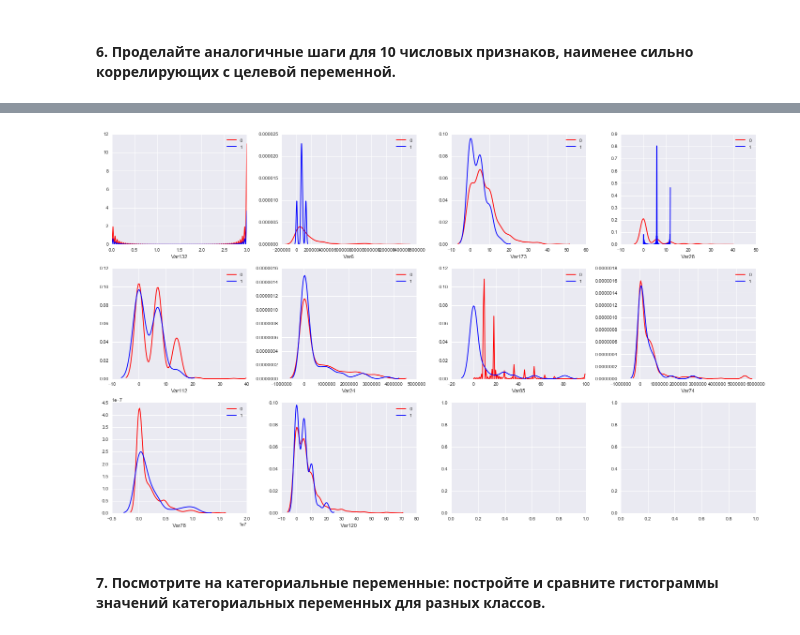
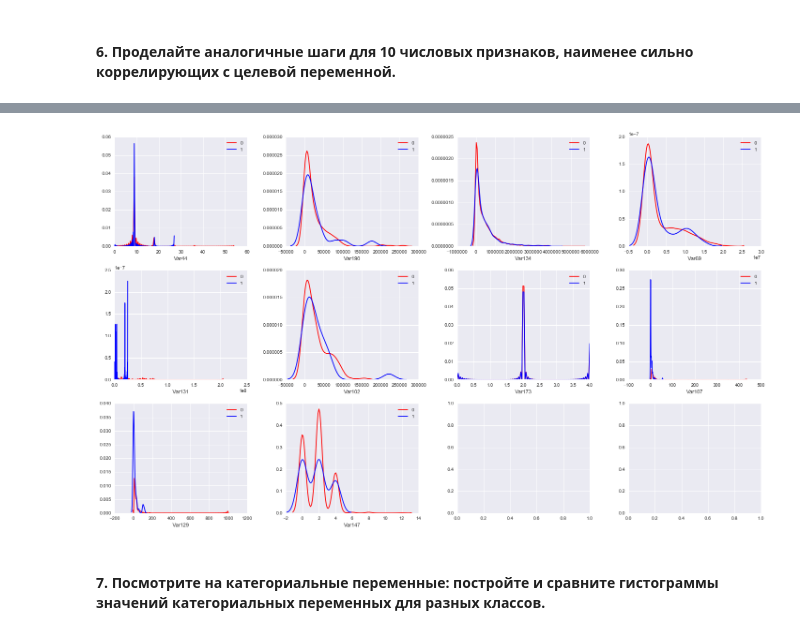
Before and after one commit to yurkai/churn, a Jupyter notebook: week01.ipynb, the cells around one changed output, grey strips where cells are left out. Cells and saved outputs as stored; diff of their text form; code cells hidden in the pictures.

```diff
--- a/week01.ipynb
+++ b/week01.ipynb
@@ -98,0 +86,4 @@ dtype: float64
+# %%
+# выберем 20 признаков с наименьшими уровнями значимости
+top20_num = mns_and_ps.index[:20].tolist()
+mns_and_ps[:20]
@@ -117,6 +126,9 @@ fig.tight_layout()
 # %%
 # выберем 10 случайных числовых признаков
 random.seed(19)
-random10_num = random.sample(cor_numeric.dropna().index.tolist(), 10)
+
+# предварительно выбросим признаки, у которых только пропущенные значения или данных очень мало
+# (для этих признаков p_value была установлена 1)
+random10_num = random.sample(mns_and_ps.index[mns_and_ps.p_value <1].tolist(), 10)
 print random10_num
 # %% [output]
@@ -129,8 +141,8 @@ plt.show()
 # %%
 fig, axes = plt.subplots(3, 4, figsize=(20, 12))
 for i in range(len(random10_num)):
-    sns.kdeplot(data.loc[data.label == 0, top20_num[i]], color = 'r', ax=axes[i / 4, i % 4], label=0)
-    sns.kdeplot(data.loc[data.label == 1, top20_num[i]], color = 'b', ax=axes[i / 4, i % 4], label=1)
+    sns.kdeplot(data.loc[data.label == 0, random10_num[i]], color = 'r', ax=axes[i / 4, i % 4], label=0)
+    sns.kdeplot(data.loc[data.label == 1, random10_num[i]], color = 'b', ax=axes[i / 4, i % 4], label=1)
     axes[i / 4, i % 4].set(xlabel=random10_num[i])
 fig.tight_layout()
 # %% [output]
@@ -155,0 +152,4 @@ dtype: float64
+# %%
+# выберем 10 признаков на наибольшими p_value (предварительно отбросив признаки у которых она равна 1)
+last10_num = mns_and_ps[mns_and_ps.p_value <1][-10:].index.tolist()
+print last10_num
@@ -161,12 +163,12 @@ plt.show()
 # %%
 fig, axes = plt.subplots(3, 4, figsize=(20, 12))
 for i in range(len(last10_num)):
-    sns.kdeplot(data.loc[data.label == 0, top20_num[i]], color = 'r', ax=axes[i / 4, i % 4], label=0)
-    sns.kdeplot(data.loc[data.label == 1, top20_num[i]], color = 'b', ax=axes[i / 4, i % 4], label=1)
+    sns.kdeplot(data.loc[data.label == 0, last10_num[i]], color = 'r', ax=axes[i / 4, i % 4], label=0)
+    sns.kdeplot(data.loc[data.label == 1, last10_num[i]], color = 'b', ax=axes[i / 4, i % 4], label=1)
     axes[i / 4, i % 4].set(xlabel=last10_num[i])
 fig.tight_layout()
 # %% [output]
-[figure, old version]
+[figure, new version]
 # %% [markdown]
 #### 7. Посмотрите на категориальные переменные: постройте и сравните гистограммы значений категориальных переменных для разных классов.
 # %% [markdown]
```
Also changed, not shown: parts of 26 cells of this notebook.
